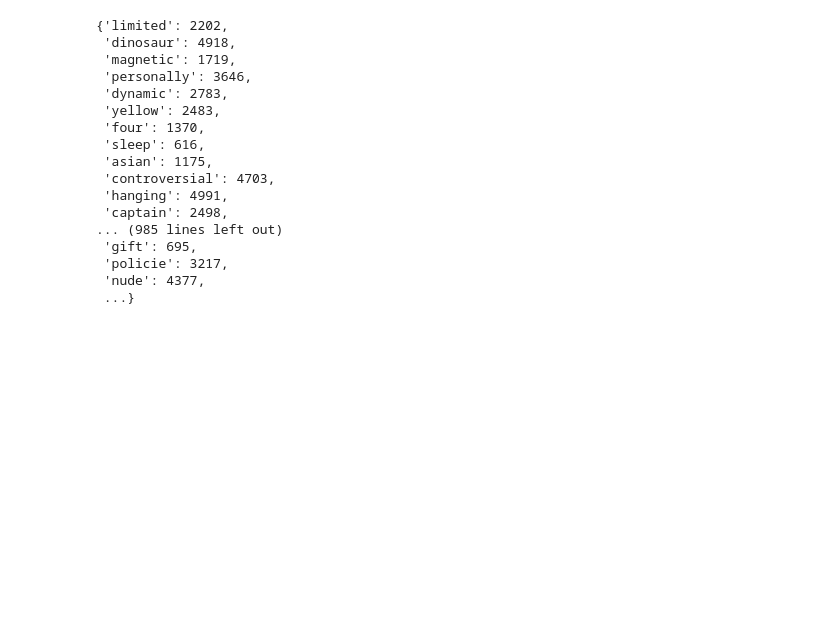
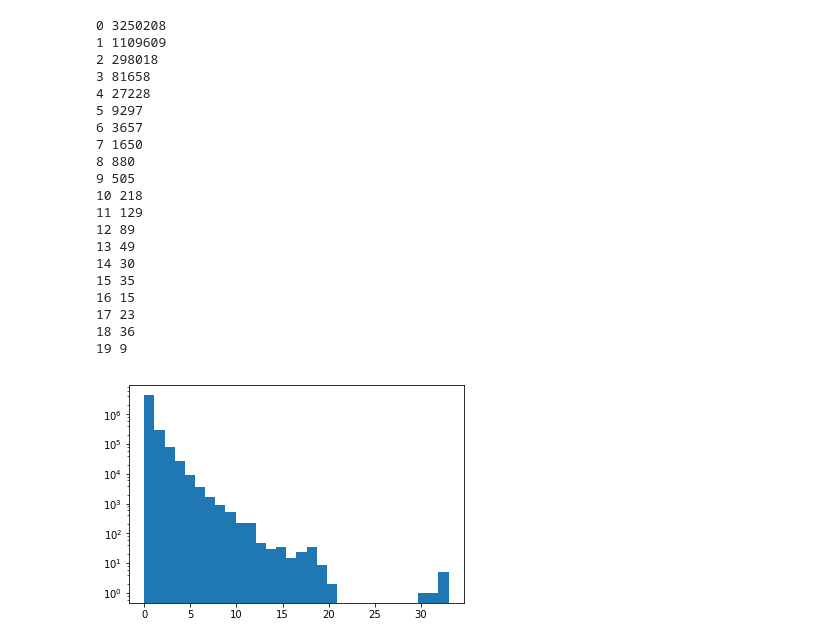
Before and after one commit to imandr/questions, a Jupyter notebook: tools/embedding.ipynb, the cells around one changed output. Cells and saved outputs as stored; diff of their text form; code cells hidden in the pictures; blank space fills up the shorter version.

```diff
--- a/tools/embedding.ipynb
+++ b/tools/embedding.ipynb
@@ -110,20 +197,40 @@ encoding = { w:i for i, (w,n) in enumerate(all_frequencies[:VocabularySize])}
-# %%
-encoding
-# %% [output]
-{'limited': 2202,
- 'dinosaur': 4918,
- 'magnetic': 1719,
- 'personally': 3646,
- 'dynamic': 2783,
- 'yellow': 2483,
- 'four': 1370,
- 'sleep': 616,
- 'asian': 1175,
- 'controversial': 4703,
- 'hanging': 4991,
- 'captain': 2498,
-... (985 lines left out)
- 'gift': 695,
- 'policie': 3217,
- 'nude': 4377,
- ...}
+# %%
+def encode_question(q):
+    words = q.split()
+    return map( lambda w: encoding.get(w, VocabularySize), words )
+# %%
+encoded_questions = map(encode_question, all_questions)
+# %%
+def count_unknowns(q):
+    return len([w for w in q if w == VocabularySize])
+# %%
+n = map(count_unknowns, encoded_questions)
+# %%
+c = Counter(n)
+for i in range(20):
+    print i, c[i]
+plt.hist(n, bins=30)
+plt.yscale("log")
+plt.show()
+# %% [output]
+0 3250208
+1 1109609
+2 298018
+3 81658
+4 27228
+5 9297
+6 3657
+7 1650
+8 880
+9 505
+10 218
+11 129
+12 89
+13 49
+14 30
+15 35
+16 15
+17 23
+18 36
+19 9
+[figure, added]
```
Also changed, not shown: parts of 17 cells of this notebook, 6 other files.
